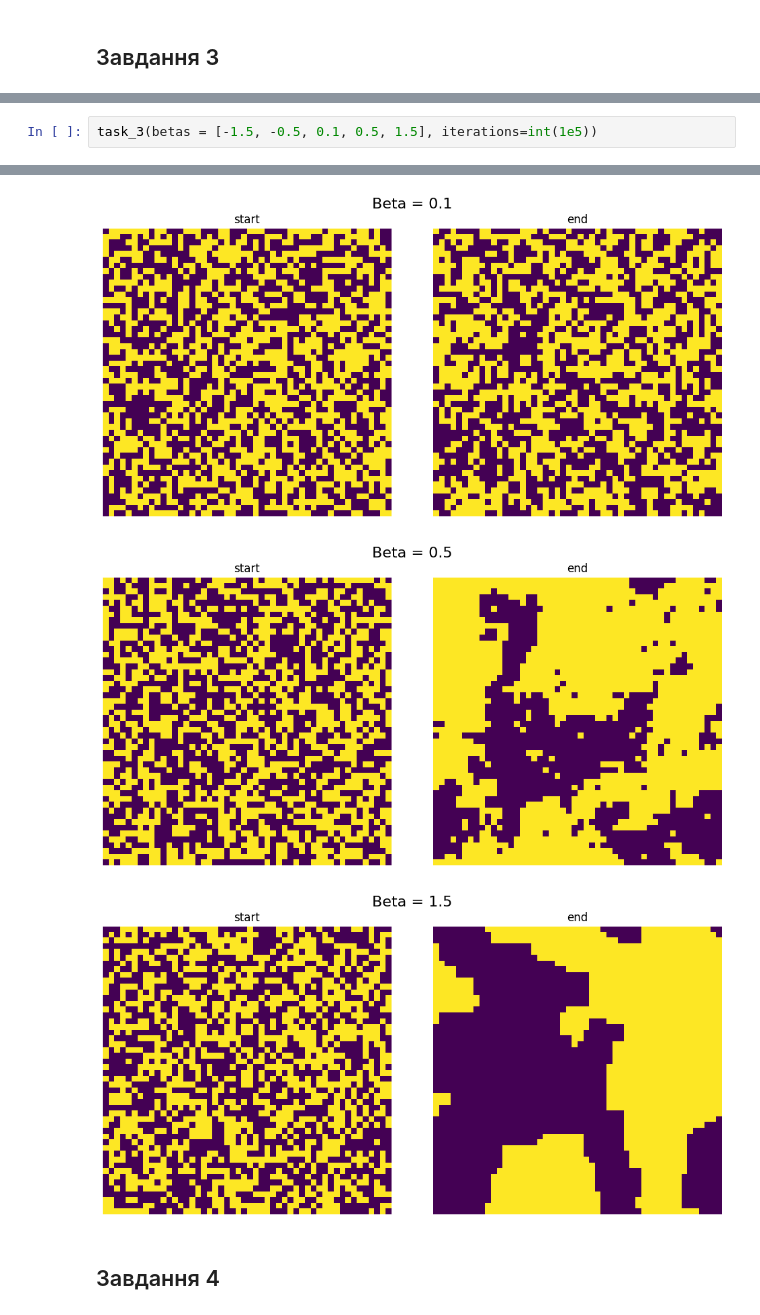
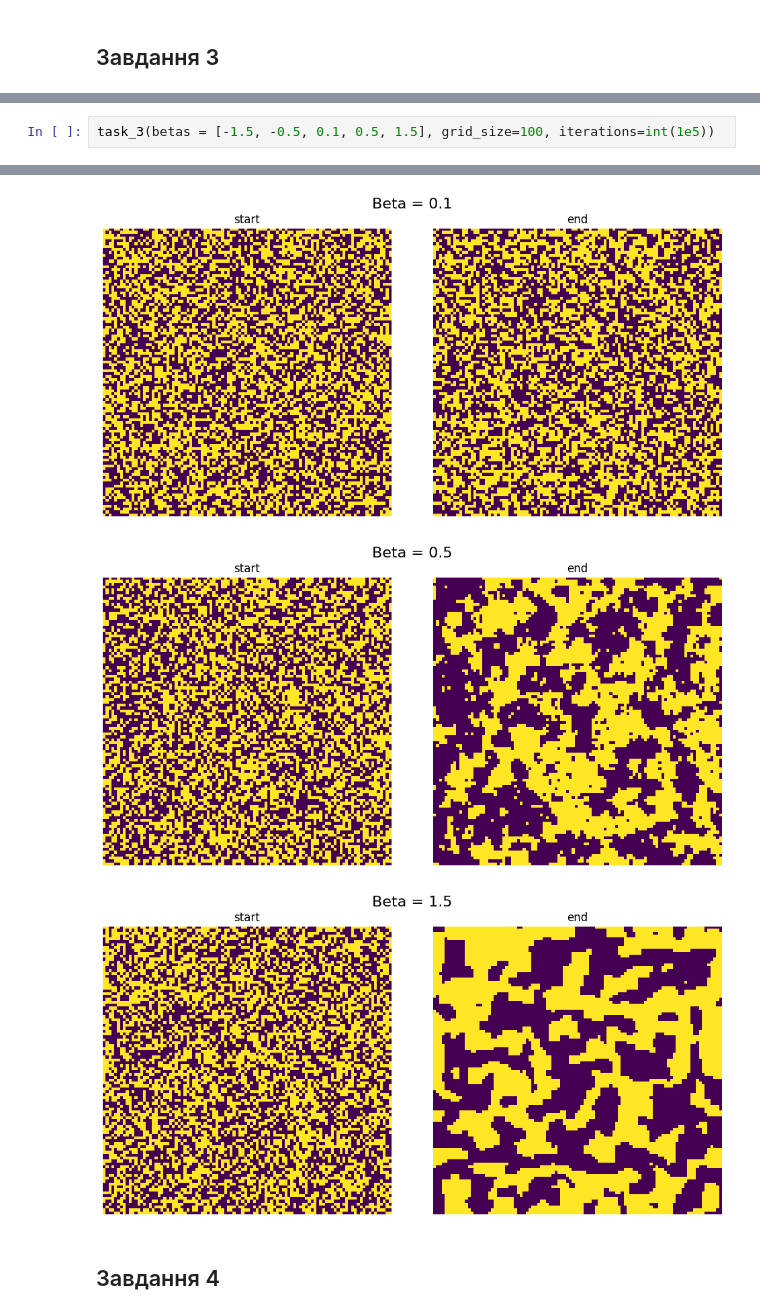
Before and after one commit to KlymentievMaksym/MarkChain, a Jupyter notebook: MCMC/Lab1.ipynb, the cells around one changed output, grey strips where cells are left out. Saved outputs shown, nothing was run; the diff lists cells and outputs as text.

```diff
--- a/MCMC/Lab1.ipynb
+++ b/MCMC/Lab1.ipynb
@@ -50,5 +50,5 @@ np.float64(-496114.9856582716)
 # %% [markdown]
 ![Task3](../Images/3.png)
 # %%
-task_3(betas = [-1.5, -0.5, 0.1, 0.5, 1.5], iterations=int(1e5))
+task_3(betas = [-1.5, -0.5, 0.1, 0.5, 1.5], grid_size=100, iterations=int(1e5))
 # %% [output]
@@ -57,6 +57,6 @@ task_3(betas = [-1.5, -0.5, 0.1, 0.5, 1.5], iterations=int(1e5))
-[figure, old version]
+[figure, new version]
-[figure, old version]
+[figure, new version]
-[figure, old version]
+[figure, new version]
 # %% [markdown]
 ## Завдання 4
 # %% [markdown]
```
Also changed, not shown: parts of 6 cells of this notebook, 2 other files.
